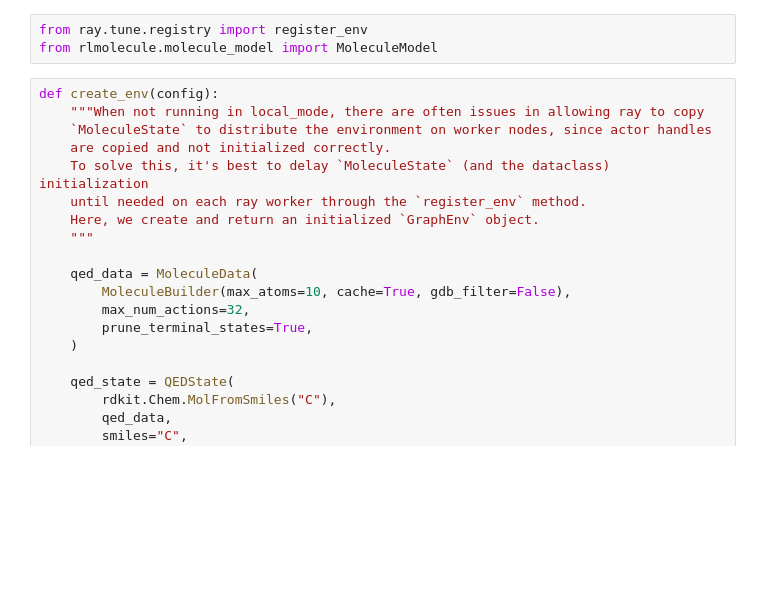
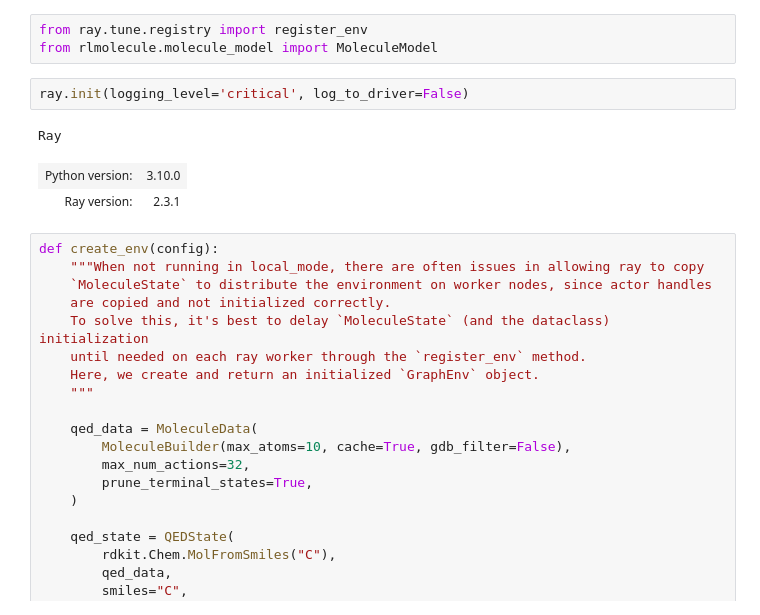
Before and after one commit to NREL/rlmolecule, a Jupyter notebook: examples/benchmarks/RL_workshop.ipynb, the cells around one changed output. Saved outputs shown, nothing was run; the diff lists cells and outputs as text; blank space fills up the shorter version.

```diff
--- a/examples/benchmarks/RL_workshop.ipynb
+++ b/examples/benchmarks/RL_workshop.ipynb
@@ -317,6 +317,12 @@ For more details about about rllib, see https://docs.ray.io/en/latest/rllib/inde
 # %%
 from ray.tune.registry import register_env
 from rlmolecule.molecule_model import MoleculeModel
+# %%
+ray.init(logging_level='critical', log_to_driver=False)
+# %% [output]
+Ray
+| Python version: | 3.10.0 |
+| Ray version: | 2.3.1 |
 # %%
 def create_env(config):
     """When not running in local_mode, there are often issues in allowing ray to copy
```
Also changed, not shown: parts of 10 cells of this notebook.
